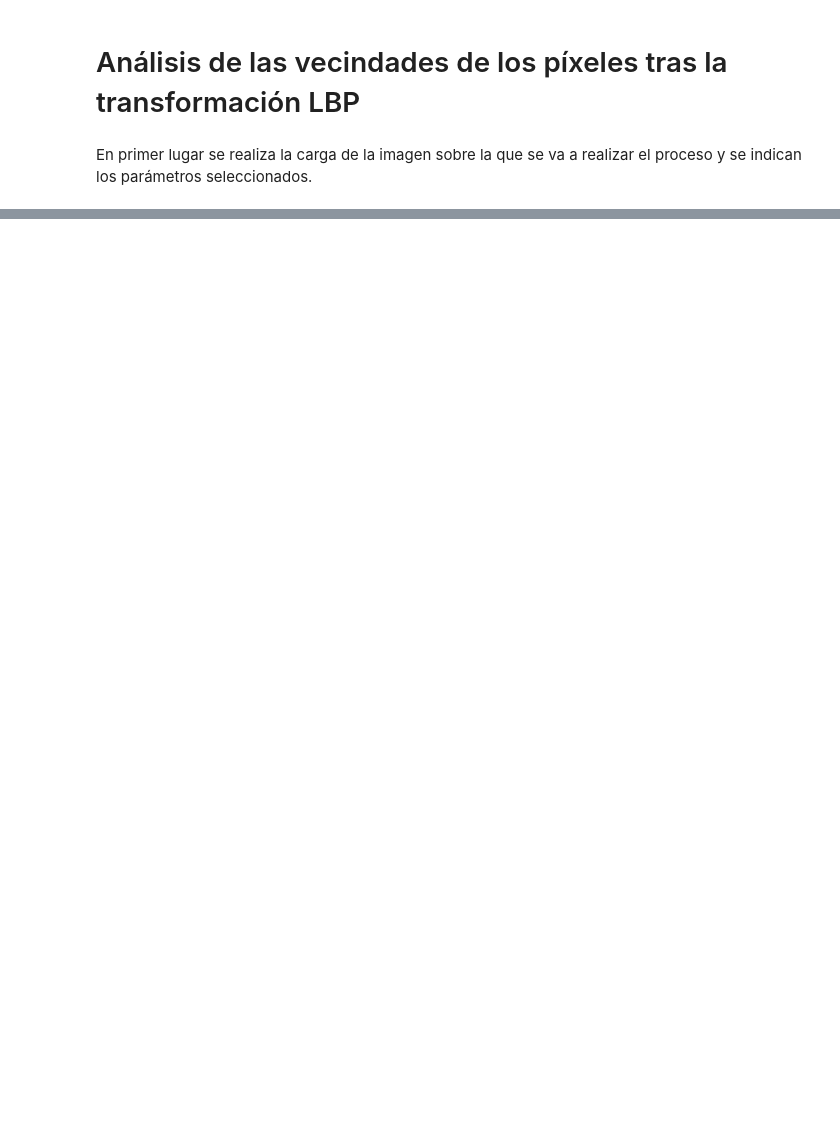
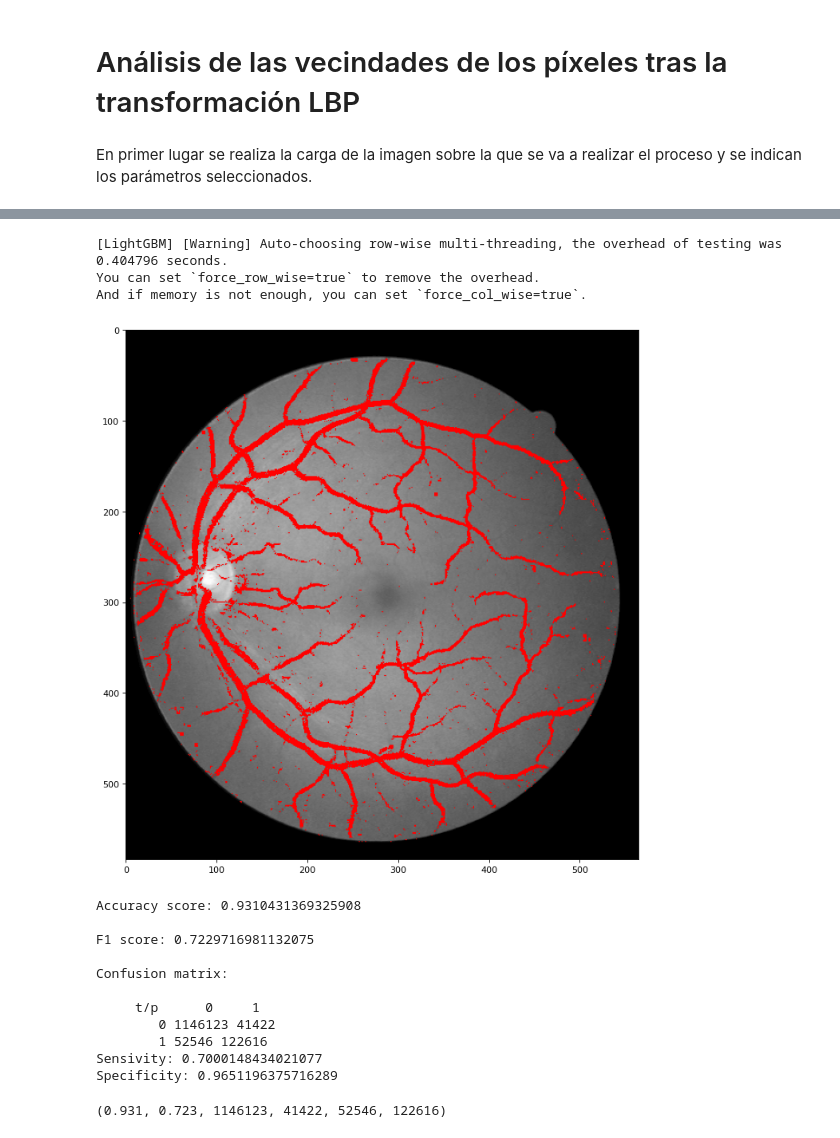
Before and after one commit to f-castellanos/lbp-pyramid, a Jupyter notebook: convolutions.ipynb, the cells around one changed output, grey strips where cells are left out. Cells and saved outputs as stored; diff of their text form; code cells hidden in the pictures; blank space fills up the shorter version.

```diff
--- a/convolutions.ipynb
+++ b/convolutions.ipynb
@@ -157,0 +152,19 @@ Specificity: 0.9694251586255679
+# %%
+main(lgb='Num', plot_once=True, extra_features={'train': df_train_convolutions, 'test': df_test_convolutions}, all_lbp=True)
+# %% [output]
+[LightGBM] [Warning] Auto-choosing row-wise multi-threading, the overhead of testing was 0.404796 seconds.
+You can set `force_row_wise=true` to remove the overhead.
+And if memory is not enough, you can set `force_col_wise=true`.
+[figure, added]
+Accuracy score: 0.9310431369325908
+
+F1 score: 0.7229716981132075
+
+Confusion matrix:
+
+     t/p      0     1
+        0 1146123 41422
+        1 52546 122616
+Sensivity: 0.7000148434021077
+Specificity: 0.9651196375716289
+(0.931, 0.723, 1146123, 41422, 52546, 122616)
```
Also changed, not shown: parts of 5 cells of this notebook, 4 other files.
